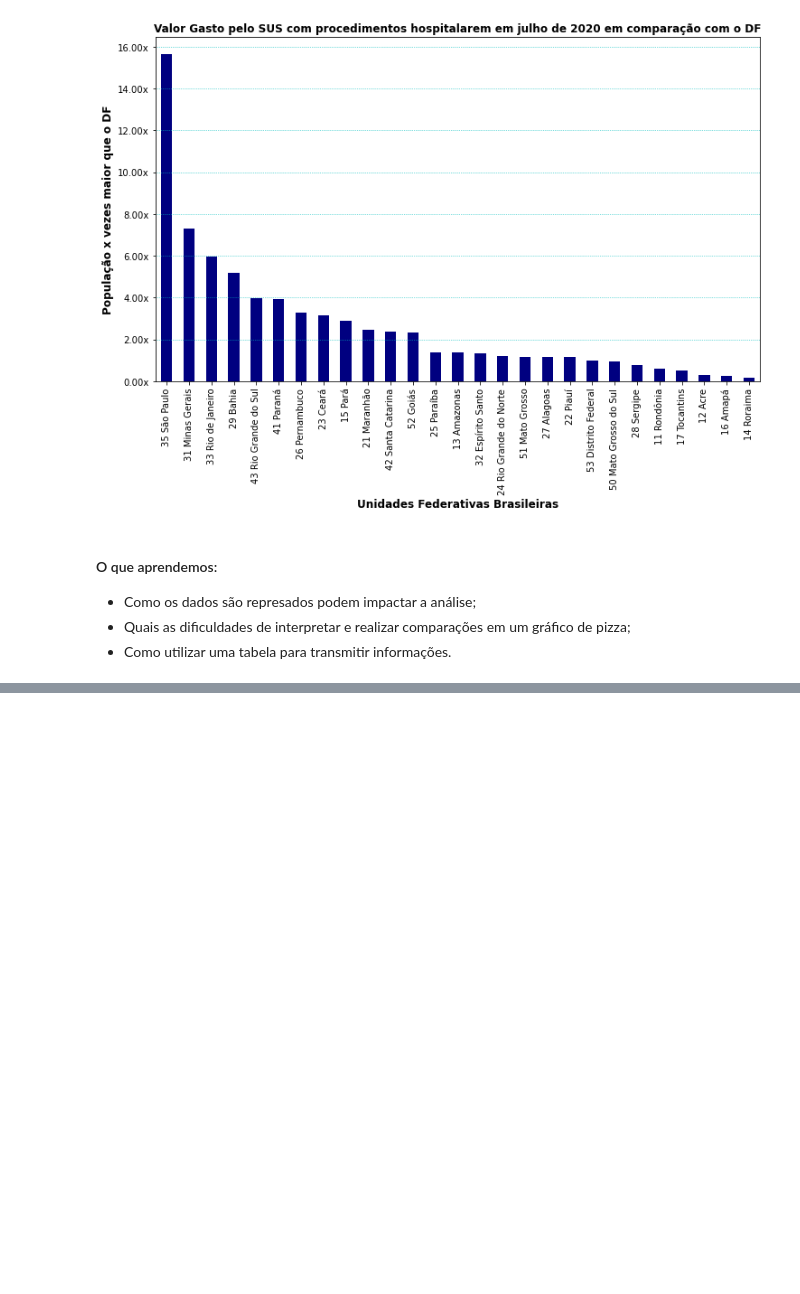
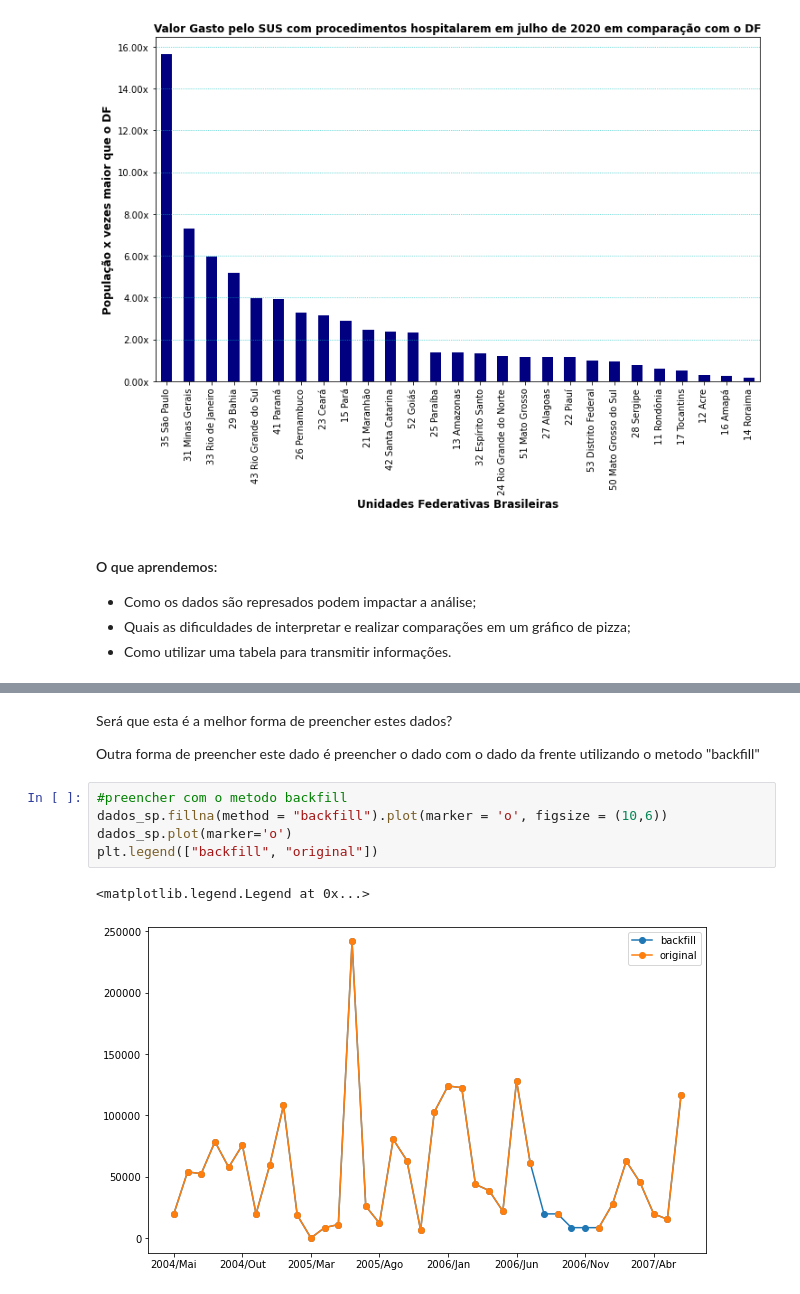
Before and after one commit to chermont04/BootCamp-Alura, a Jupyter notebook: modulos/Modulo_01.ipynb, the cells around one changed output, grey strips where cells are left out. Drawn from its saved outputs; the diff is of its cells as text; blank space fills up the shorter version.

```diff
--- a/modulos/Modulo_01.ipynb
+++ b/modulos/Modulo_01.ipynb
@@ -1179,0 +1297,12 @@ plt.show()
+# %% [markdown]
+Será que esta é a melhor forma de preencher estes dados?
+
+Outra forma de preencher este dado é preencher o dado com o dado da frente utilizando o metodo "backfill"
+# %%
+#preencher com o metodo backfill
+dados_sp.fillna(method = "backfill").plot(marker = 'o', figsize = (10,6))
+dados_sp.plot(marker='o')
+plt.legend(["backfill", "original"])
+# %% [output]
+<matplotlib.legend.Legend at 0x...>
+[figure, added]
```
Also changed, not shown: parts of 36 cells of this notebook.
